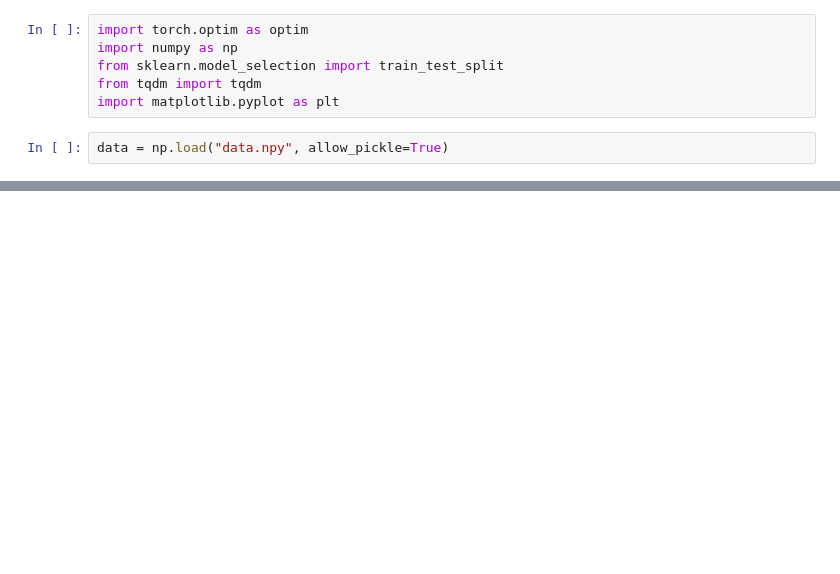
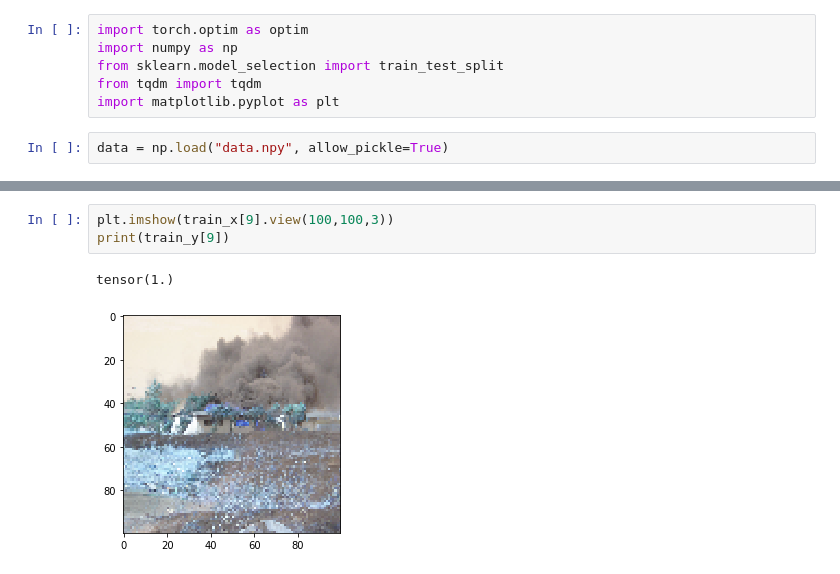
Before and after one commit to UF-CEN4914/firespotter, a Jupyter notebook: model/Model.ipynb, the cells around one changed output, grey strips where cells are left out. Drawn from its saved outputs; the diff is of its cells as text; blank space fills up the shorter version.

```diff
--- a/model/Model.ipynb
+++ b/model/Model.ipynb
@@ -69,2 +76,8 @@ train_x, test_x, train_y, test_y = train_test_split(x, y, test_size = 0.1)
+# %%
+plt.imshow(train_x[9].view(100,100,3))
+print(train_y[9])
+# %% [output]
+tensor(1.)
+[figure, added]
 # %%
 wfm = WildfireModel()
```
Also changed, not shown: parts of 5 cells of this notebook, 4 other files.
